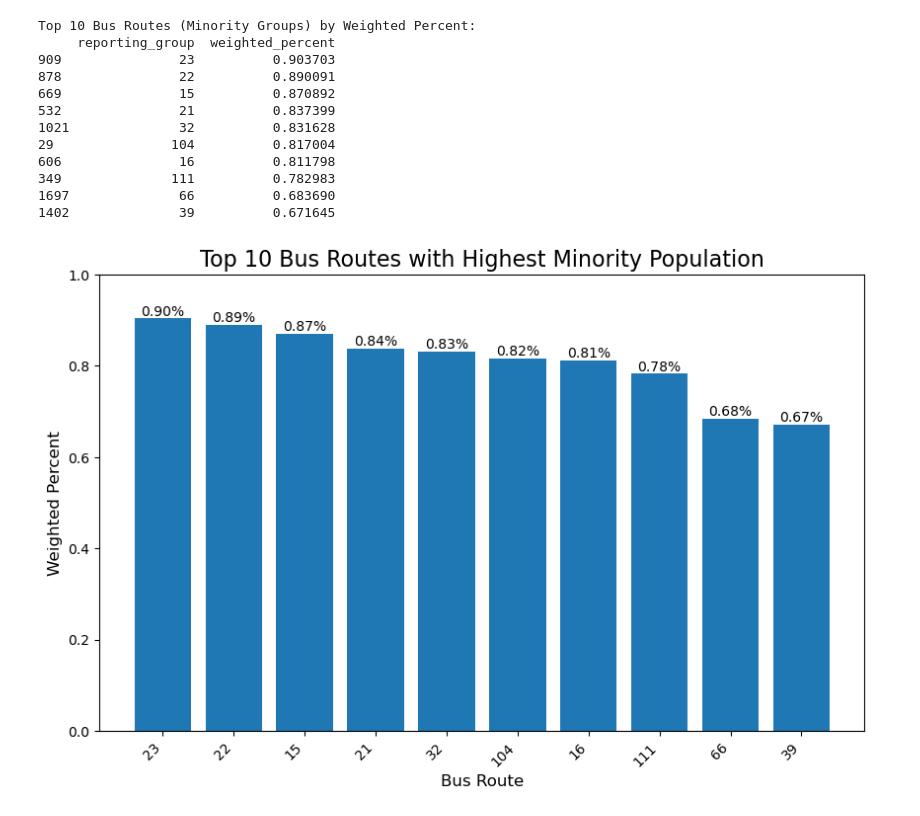
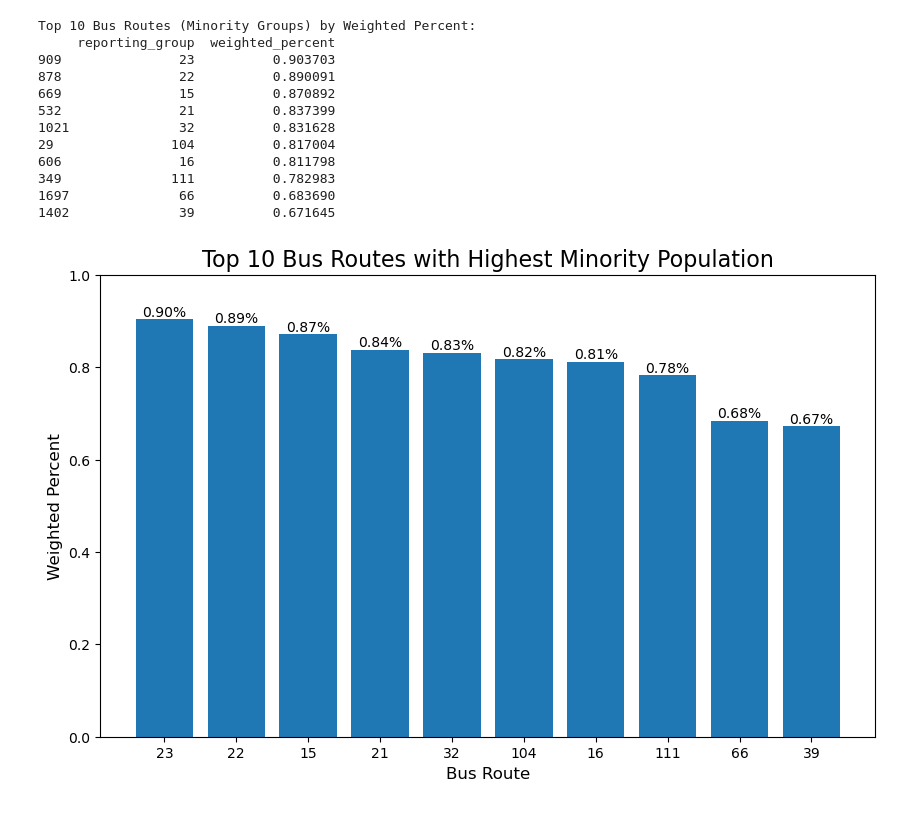
Before and after one commit to BU-Spark/ds-wgbh-bus-equity, a Jupyter notebook: System_Survey.ipynb, the cells around one changed output. Cells and saved outputs as stored; diff of their text form; code cells hidden in the pictures.

```diff
--- a/System_Survey.ipynb
+++ b/System_Survey.ipynb
@@ -50,38 +37,52 @@ def is_integer(s):
 # %%
 # Get data on top 10 bus routes with minority groups
 minority_data = Bus_Survey_Data[(Bus_Survey_Data['measure'] == 'Title VI Minority') & (Bus_Survey_Data['category'] == 'Yes')]
-minority_data = minority_data[minority_data['reporting_group'].apply(is_integer)]
-top_10_reporting_groups = minority_data.nlargest(10, 'weighted_percent')
+
+# Filter for integer-valued bus routes
+
+# This function is to only gather bus route numbers. Bus routes categorized by neighborhoods are not included in our project.
+def is_integer(s):
+    try:
+        int(s)
+        return True
+    except ValueError:
+        return False
+
+top_10_reporting_groups =minority_data[minority_data['reporting_group'].apply(is_integer)]
+
+# Get top 10 from filtered data
+top_10_reporting_groups = top_10_reporting_groups.nlargest(10, 'weighted_percent')
 
 
+# Print the top 10 bus routes with highest minority percentages
 print("Top 10 Bus Routes (Minority Groups) by Weighted Percent:")
 print(top_10_reporting_groups[['reporting_group', 'weighted_percent']])
 
+# Plot the results
 plt.figure(figsize=(10, 6))
 bars = plt.bar(top_10_reporting_groups['reporting_group'], top_10_reporting_groups['weighted_percent'])
 
 plt.title('Top 10 Bus Routes with Highest Minority Population', fontsize=16)
 plt.xlabel('Bus Route', fontsize=12)
 plt.ylabel('Weighted Percent', fontsize=12)
-plt.xticks(rotation=45, ha='right')
 plt.ylim(0, 1)
 
 for bar in bars:
     height = bar.get_height()
     plt.text(bar.get_x() + bar.get_width()/2., height,
              f'{height:.2f}%',
              ha='center', va='bottom')
 # %% [output]
 Top 10 Bus Routes (Minority Groups) by Weighted Percent:
      reporting_group  weighted_percent
 909               23          0.903703
 878               22          0.890091
 669               15          0.870892
 532               21          0.837399
 1021              32          0.831628
 29               104          0.817004
 606               16          0.811798
 349              111          0.782983
 1697              66          0.683690
 1402              39          0.671645
-[figure, old version]
+[figure, new version]
```
Also changed, not shown: parts of 4 cells of this notebook.
